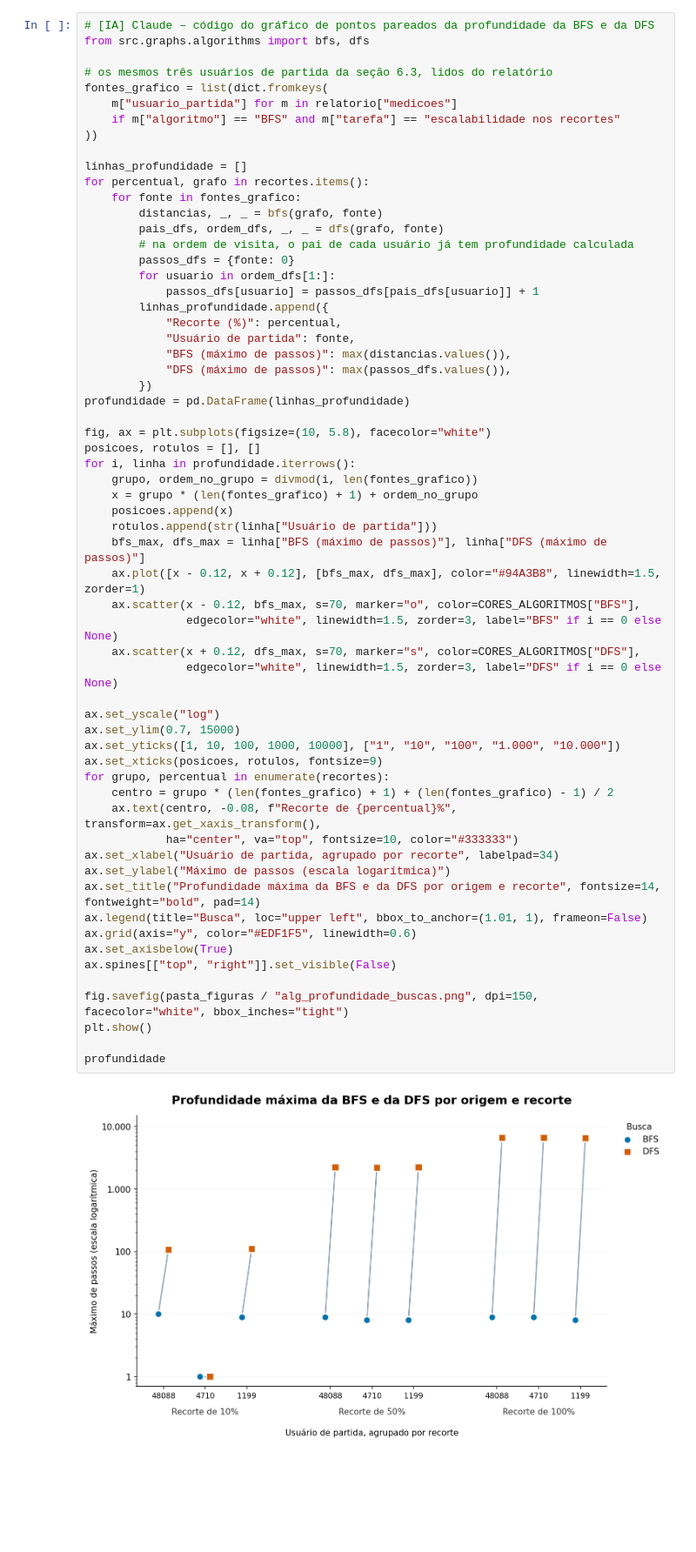
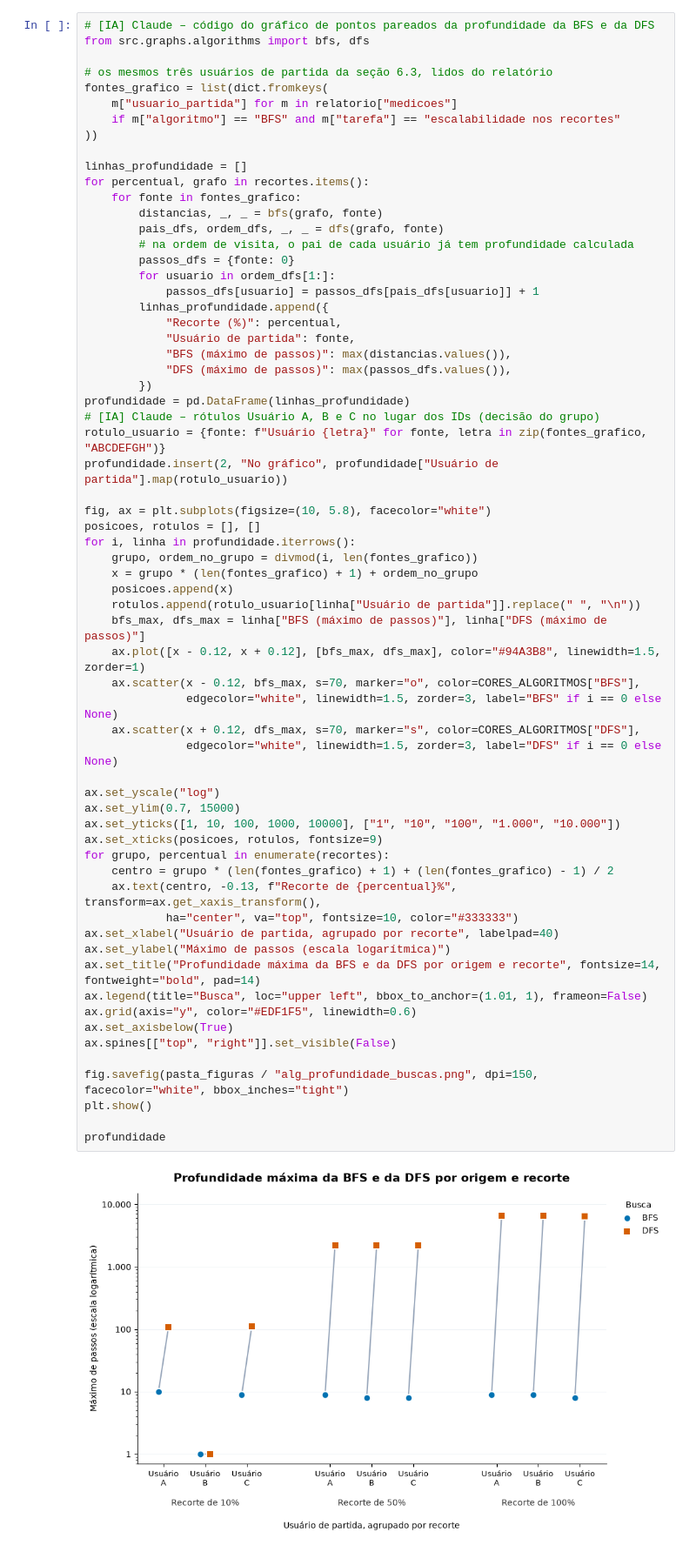
Before and after one commit to arthurlins7/Projeto-Grafos, a Jupyter notebook: notebooks/02_grafos_algoritmos.ipynb, the cells around one changed output. Shown at 87% size. Cells and saved outputs as stored; diff of their text form; blank space fills up the shorter version.

Commit message:
notebook 02: rótulos Usuário A, B e C no gráfico de profundidade (12.2)

```diff
--- a/notebooks/02_grafos_algoritmos.ipynb
+++ b/notebooks/02_grafos_algoritmos.ipynb
@@ -1132,40 +1132,43 @@ for percentual, grafo in recortes.items():
             "DFS (máximo de passos)": max(passos_dfs.values()),
         })
 profundidade = pd.DataFrame(linhas_profundidade)
+# [IA] Claude – rótulos Usuário A, B e C no lugar dos IDs (decisão do grupo)
+rotulo_usuario = {fonte: f"Usuário {letra}" for fonte, letra in zip(fontes_grafico, "ABCDEFGH")}
+profundidade.insert(2, "No gráfico", profundidade["Usuário de partida"].map(rotulo_usuario))
 
 fig, ax = plt.subplots(figsize=(10, 5.8), facecolor="white")
 posicoes, rotulos = [], []
 for i, linha in profundidade.iterrows():
     grupo, ordem_no_grupo = divmod(i, len(fontes_grafico))
     x = grupo * (len(fontes_grafico) + 1) + ordem_no_grupo
     posicoes.append(x)
-    rotulos.append(str(linha["Usuário de partida"]))
+    rotulos.append(rotulo_usuario[linha["Usuário de partida"]].replace(" ", "\n"))
     bfs_max, dfs_max = linha["BFS (máximo de passos)"], linha["DFS (máximo de passos)"]
     ax.plot([x - 0.12, x + 0.12], [bfs_max, dfs_max], color="#94A3B8", linewidth=1.5, zorder=1)
     ax.scatter(x - 0.12, bfs_max, s=70, marker="o", color=CORES_ALGORITMOS["BFS"],
                edgecolor="white", linewidth=1.5, zorder=3, label="BFS" if i == 0 else None)
     ax.scatter(x + 0.12, dfs_max, s=70, marker="s", color=CORES_ALGORITMOS["DFS"],
                edgecolor="white", linewidth=1.5, zorder=3, label="DFS" if i == 0 else None)
 
 ax.set_yscale("log")
 ax.set_ylim(0.7, 15000)
 ax.set_yticks([1, 10, 100, 1000, 10000], ["1", "10", "100", "1.000", "10.000"])
 ax.set_xticks(posicoes, rotulos, fontsize=9)
 for grupo, percentual in enumerate(recortes):
     centro = grupo * (len(fontes_grafico) + 1) + (len(fontes_grafico) - 1) / 2
-    ax.text(centro, -0.08, f"Recorte de {percentual}%", transform=ax.get_xaxis_transform(),
+    ax.text(centro, -0.13, f"Recorte de {percentual}%", transform=ax.get_xaxis_transform(),
             ha="center", va="top", fontsize=10, color="#333333")
-ax.set_xlabel("Usuário de partida, agrupado por recorte", labelpad=34)
+ax.set_xlabel("Usuário de partida, agrupado por recorte", labelpad=40)
 ax.set_ylabel("Máximo de passos (escala logarítmica)")
 ax.set_title("Profundidade máxima da BFS e da DFS por origem e recorte", fontsize=14, fontweight="bold", pad=14)
 ax.legend(title="Busca", loc="upper left", bbox_to_anchor=(1.01, 1), frameon=False)
 ax.grid(axis="y", color="#EDF1F5", linewidth=0.6)
 ax.set_axisbelow(True)
 ax.spines[["top", "right"]].set_visible(False)
 
 fig.savefig(pasta_figuras / "alg_profundidade_buscas.png", dpi=150, facecolor="white", bbox_inches="tight")
 plt.show()
 
 profundidade
 # %% [output]
-[figure, old version]
+[figure, new version]
```
Also changed, not shown: parts of 3 cells of this notebook, 3 other files.
